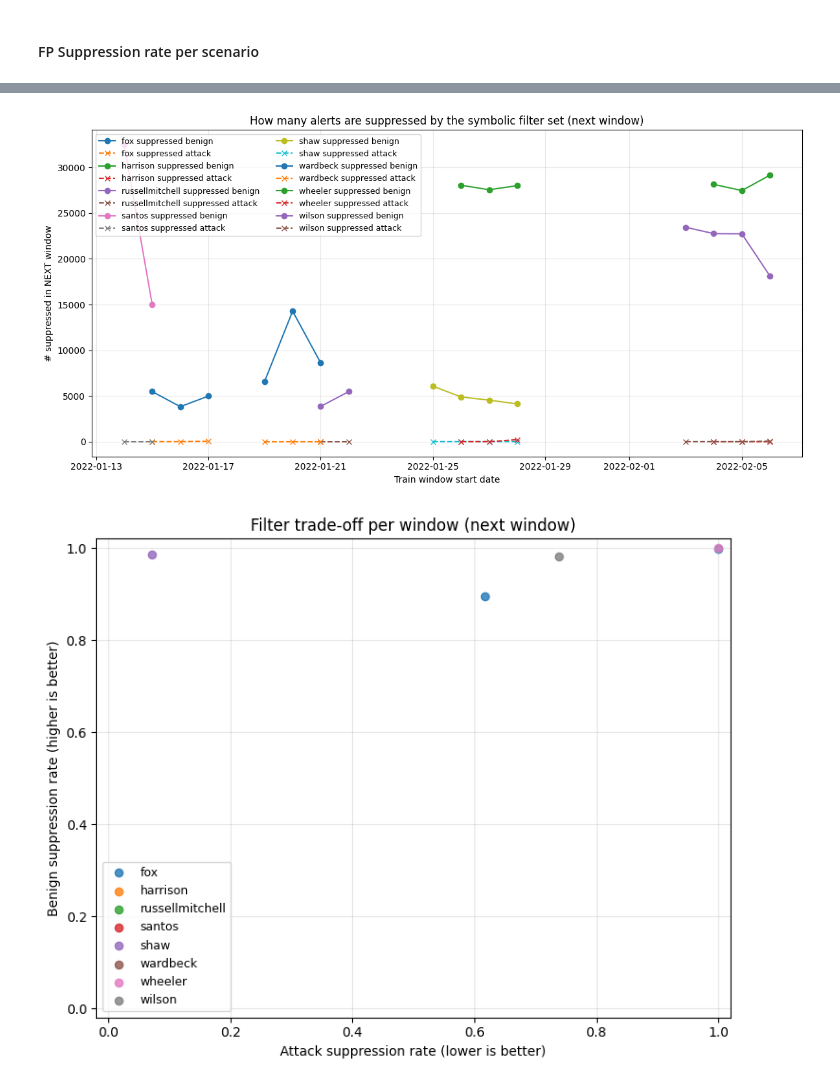
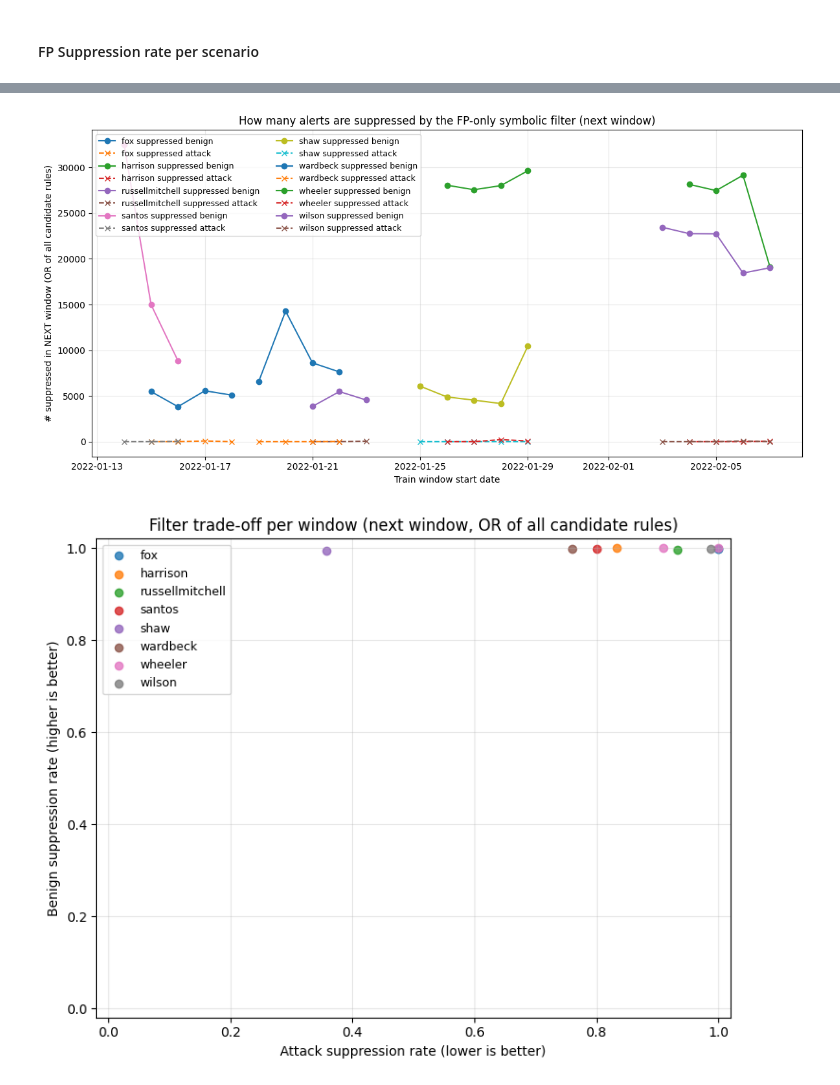
Before and after one commit to annaneliaa/msc-thesis, a Jupyter notebook: aact/experiments.ipynb, the cells around one changed output, grey strips where cells are left out. Saved outputs shown, nothing was run; the diff lists cells and outputs as text; code cells hidden in the pictures.

Commit message:
fixed some bugs in the plots + refactored:

```diff
--- a/aact/experiments.ipynb
+++ b/aact/experiments.ipynb
@@ -599,72 +607,8 @@ FileNotFoundError: [Errno 2] No such file or directory: '../plots/FPablation/ran
 # %%
-from pathlib import Path
-
 JSONL_PATH = Path(os.path.join(out_dir, "all_history.jsonl"))
-
-# -------- load jsonl --------
-rows = []
-with JSONL_PATH.open("r", encoding="utf-8") as f:
-    for line in f:
-        line = line.strip()
-        if line:
-            rows.append(json.loads(line))
-
-df = pd.DataFrame(rows)
-
-# -------- parse dates / sort --------
-arrow = "→"
-df["train_start"] = pd.to_datetime(df["train_window"].str.split(arrow).str[0], errors="coerce")
-df["train_end"]   = pd.to_datetime(df["train_window"].str.split(arrow).str[1], errors="coerce")
-df = df.sort_values(["scenario", "train_start", "k"]).reset_index(drop=True)
-
-# Ensure columns exist (older runs may not have them)
-for col in [
-    "supp_rate_total","supp_rate_benign","supp_rate_attack",
-    "suppressed_next_total","suppressed_next_benign","suppressed_next_attack",
-    "total_next","total_benign_next","total_attack_next"
-]:
-    if col not in df.columns:
-        df[col] = pd.NA
-
-# -------- Plot 1: suppression rate (benign vs attack) --------
-plt.figure(figsize=(12, 6))
-for scenario, g in df.groupby("scenario"):
-    plt.plot(g["train_start"], g["supp_rate_benign"], marker="o", linestyle="-", label=f"{scenario} benign")
-    plt.plot(g["train_start"], g["supp_rate_attack"], marker="x", linestyle="--", label=f"{scenario} attack")
-plt.ylim(-0.02, 1.02)
-plt.xlabel("Train window start date")
-plt.ylabel("Suppression rate on NEXT window")
-plt.title("Symbolic feature set as FP-suppression filter (next window)")
-plt.grid(True, alpha=0.3)
-plt.legend(ncol=2, fontsize=9)
-plt.tight_layout()
-plt.show()
-
-# -------- Plot 2: absolute suppressed counts (benign vs attack) --------
-plt.figure(figsize=(12, 6))
-for scenario, g in df.groupby("scenario"):
-    plt.plot(g["train_start"], g["suppressed_next_benign"], marker="o", linestyle="-", label=f"{scenario} suppressed benign")
-    plt.plot(g["train_start"], g["suppressed_next_attack"], marker="x", linestyle="--", label=f"{scenario} suppressed attack")
-plt.xlabel("Train window start date")
-plt.ylabel("# suppressed in NEXT window")
-plt.title("How many alerts are suppressed by the symbolic filter set (next window)")
-plt.grid(True, alpha=0.3)
-plt.legend(ncol=2, fontsize=9)
-plt.tight_layout()
-plt.show()
-
-# -------- Plot 3: trade-off scatter (benign suppressed vs attack suppressed) --------
-# Each point = one window, colored by scenario. Good points are top-left (high benign, low attack).
-plt.figure(figsize=(7.5, 6))
-for scenario, g in df.groupby("scenario"):
-    plt.scatter(g["supp_rate_attack"], g["supp_rate_benign"], label=scenario, alpha=0.8)
-plt.xlim(-0.02, 1.02)
-plt.ylim(-0.02, 1.02)
-plt.xlabel("Attack suppression rate (lower is better)")
-plt.ylabel("Benign suppression rate (higher is better)")
-plt.title("Filter trade-off per window (next window)")
-plt.grid(True, alpha=0.3)
-plt.legend(fontsize=9)
-plt.tight_layout()
-plt.show()
+df_raw = load_fp_only_history_jsonl(str(JSONL_PATH))
+df_prepped = prepare_fp_only_window_metrics(df_raw)
+plot_suppression_rates(df_prepped)
+plot_suppressed_counts(df_prepped)
+plot_tradeoff_scatter(df_prepped)
 # %% [output]
@@ -672,2 +616,2 @@ plt.show()
-[figure, old version]
+[figure, new version]
-[figure, old version]
+[figure, new version]
```
Also changed, not shown: parts of 7 cells of this notebook, 2 other files.
